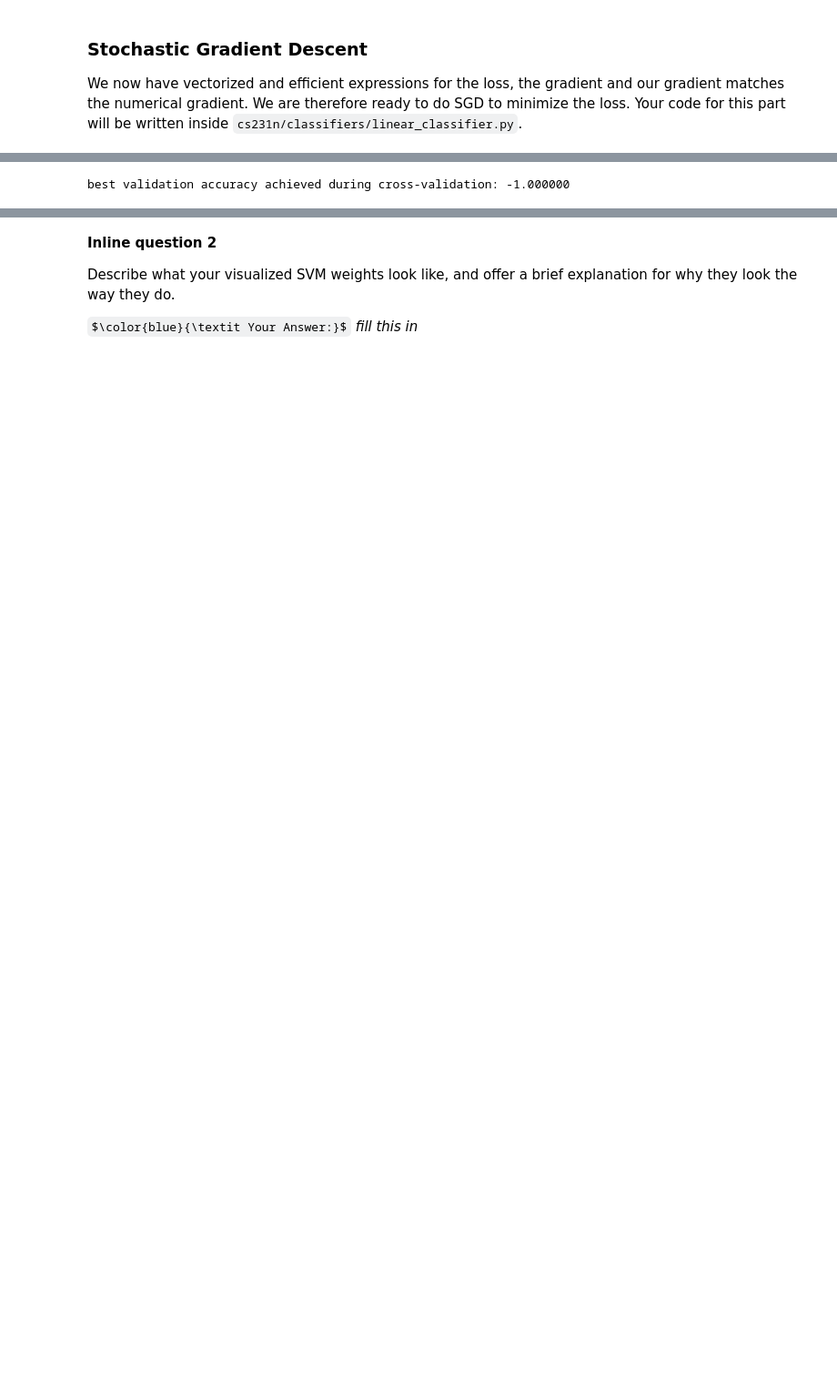
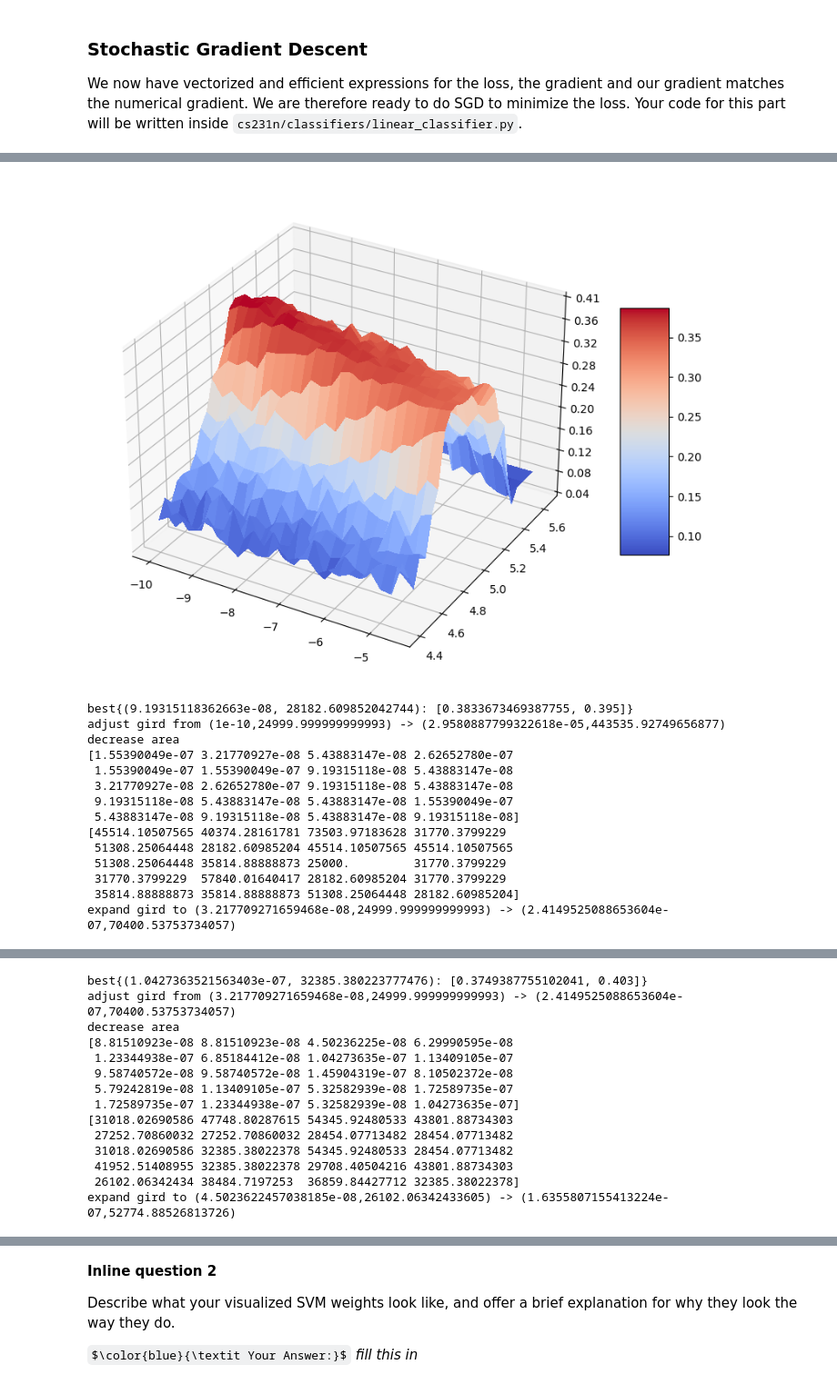
Before and after one commit to bxrjmfh/cs231n, a Jupyter notebook: assignment1/svm.ipynb, the cells around one changed output, grey strips where cells are left out. Shown at 91% size. Saved outputs shown, nothing was run; the diff lists cells and outputs as text; code cells hidden in the pictures; some formulas as TeX source; blank space fills up the shorter version.

```diff
--- a/assignment1/svm.ipynb
+++ b/assignment1/svm.ipynb
@@ -369,41 +365,82 @@ validation accuracy: 0.396000
 # (learning_rate, regularization_strength) to tuples of the form
 # (training_accuracy, validation_accuracy). The accuracy is simply the fraction
 # of data points that are correctly classified.
+
 results = {}
 best_val = -1   # The highest validation accuracy that we have seen so far.
 best_svm = None # The LinearSVM object that achieved the highest validation rate.
 
 ################################################################################
 # TODO:                                                                        #
 # Write code that chooses the best hyperparameters by tuning on the validation #
 # set. For each combination of hyperparameters, train a linear SVM on the      #
 # training set, compute its accuracy on the training and validation sets, and  #
 # store these numbers in the results dictionary. In addition, store the best   #
 # validation accuracy in best_val and the LinearSVM object that achieves this  #
 # accuracy in best_svm.                                                        #
 #                                                                              #
 # Hint: You should use a small value for num_iters as you develop your         #
 # validation code so that the SVMs don't take much time to train; once you are #
 # confident that your validation code works, you should rerun the validation   #
 # code with a larger value for num_iters.                                      #
 ################################################################################
 
 # Provided as a reference. You may or may not want to change these hyperparameters
-learning_rates = [1e-7, 5e-5]
-regularization_strengths = [2.5e4, 5e4]
+learning_rates = [1e-10, 5e-5]
+regularization_strengths = [2.5e4, 5e5]
 
 # *****START OF YOUR CODE (DO NOT DELETE/MODIFY THIS LINE)*****
+
+# apply gird searching:
+import math
+from tqdm import tqdm
+import matplotlib.pyplot as plt
+from matplotlib import cm
+from matplotlib.ticker import LinearLocator
+import numpy as np
+from cs231n.classifiers.linear_svm import visualize_lr_reg_valloss,division_10exponential_to_k,generation_space
+# set split k_fold of each range
+k_fold = 25
+# set iteration times
+max_iter = 5
+# set top_k value as the last searching space
+top_k = 20
+lr_range = division_10exponential_to_k(learning_rates[0],learning_rates[1],k_fold)
+reg_range = division_10exponential_to_k(regularization_strengths[0],regularization_strengths[1],k_fold)
+search_space = [(x,y) for x in lr_range for y in reg_range]
+for i in tqdm(range(max_iter)):
+    results_acc = []
+    for para in search_space:
+        # search in space
+        svm = LinearSVM()
+        svm.train(X_train, y_train, learning_rate=para[0], reg=para[1],
+                      num_iters=1500, verbose=False)
+        results_acc.append([np.mean(y_train==svm.predict(X_train)),np.mean(y_val==svm.predict(X_val))])
+    visualize_lr_reg_valloss(lr_range,reg_range,results_acc,i)
+    lr_range,reg_range,search_space,dict_result = generation_space(lr_range, reg_range, results_acc,k_fold,top_k)
+    results.update(dict_result)
+
+    #todo: visualize the results
+    #   -with exponents
+    #   - 3-D pic
+    #todo: select top-k ,and continue loop
 
 pass
 
 # *****END OF YOUR CODE (DO NOT DELETE/MODIFY THIS LINE)*****
-
-# Print out results.
-for lr, reg in sorted(results):
-    train_accuracy, val_accuracy = results[(lr, reg)]
-    print('lr %e reg %e train accuracy: %f val accuracy: %f' % (
-                lr, reg, train_accuracy, val_accuracy))
-
-print('best validation accuracy achieved during cross-validation: %f' % best_val)
 # %% [output]
+[figure, added]
-best validation accuracy achieved during cross-validation: -1.000000
+best{(9.19315118362663e-08, 28182.609852042744): [0.3833673469387755, 0.395]}
+adjust gird from (1e-10,24999.999999999993) -> (2.9580887799322618e-05,443535.92749656877)
+decrease area
+[1.55390049e-07 3.21770927e-08 5.43883147e-08 2.62652780e-07
+ 1.55390049e-07 1.55390049e-07 9.19315118e-08 5.43883147e-08
+ 3.21770927e-08 2.62652780e-07 9.19315118e-08 5.43883147e-08
+ 9.19315118e-08 5.43883147e-08 5.43883147e-08 1.55390049e-07
+ 5.43883147e-08 9.19315118e-08 5.43883147e-08 9.19315118e-08]
+[45514.10507565 40374.28161781 73503.97183628 31770.3799229
+ 51308.25064448 28182.60985204 45514.10507565 45514.10507565
+ 51308.25064448 35814.88888873 25000.         31770.3799229
+ 31770.3799229  57840.01640417 28182.60985204 31770.3799229
+ 35814.88888873 35814.88888873 51308.25064448 28182.60985204]
+expand gird to (3.217709271659468e-08,24999.999999999993) -> (2.4149525088653604e-07,70400.53753734057)
@@ -409,0 +448,14 @@ best validation accuracy achieved during cross-validation: -1.000000
+best{(1.0427363521563403e-07, 32385.380223777476): [0.3749387755102041, 0.403]}
+adjust gird from (3.217709271659468e-08,24999.999999999993) -> (2.4149525088653604e-07,70400.53753734057)
+decrease area
+[8.81510923e-08 8.81510923e-08 4.50236225e-08 6.29990595e-08
+ 1.23344938e-07 6.85184412e-08 1.04273635e-07 1.13409105e-07
+ 9.58740572e-08 9.58740572e-08 1.45904319e-07 8.10502372e-08
+ 5.79242819e-08 1.13409105e-07 5.32582939e-08 1.72589735e-07
+ 1.72589735e-07 1.23344938e-07 5.32582939e-08 1.04273635e-07]
+[31018.02690586 47748.80287615 54345.92480533 43801.88734303
+ 27252.70860032 27252.70860032 28454.07713482 28454.07713482
+ 31018.02690586 32385.38022378 54345.92480533 28454.07713482
+ 41952.51408955 32385.38022378 29708.40504216 43801.88734303
+ 26102.06342434 38484.7197253  36859.84427712 32385.38022378]
+expand gird to (4.5023622457038185e-08,26102.06342433605) -> (1.6355807155413224e-07,52774.88526813726)
```
Also changed, not shown: parts of 15 cells of this notebook, 11 other files.
